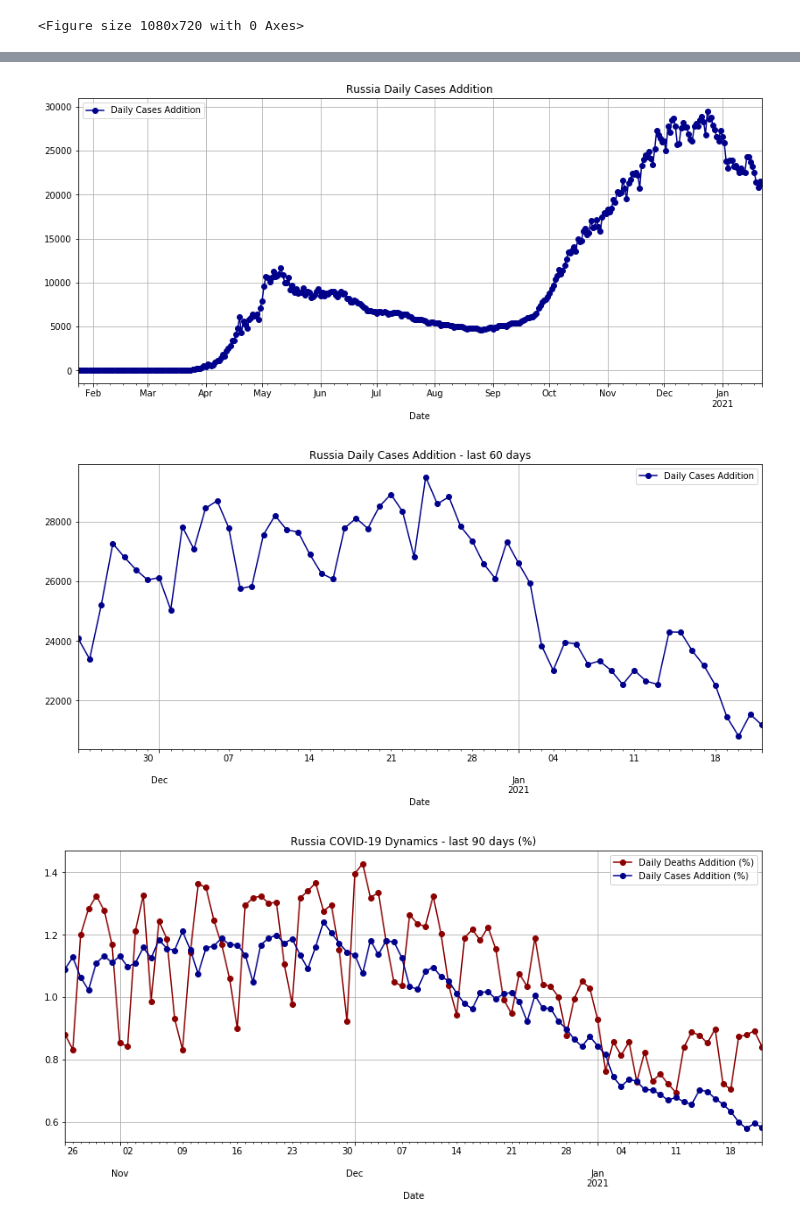
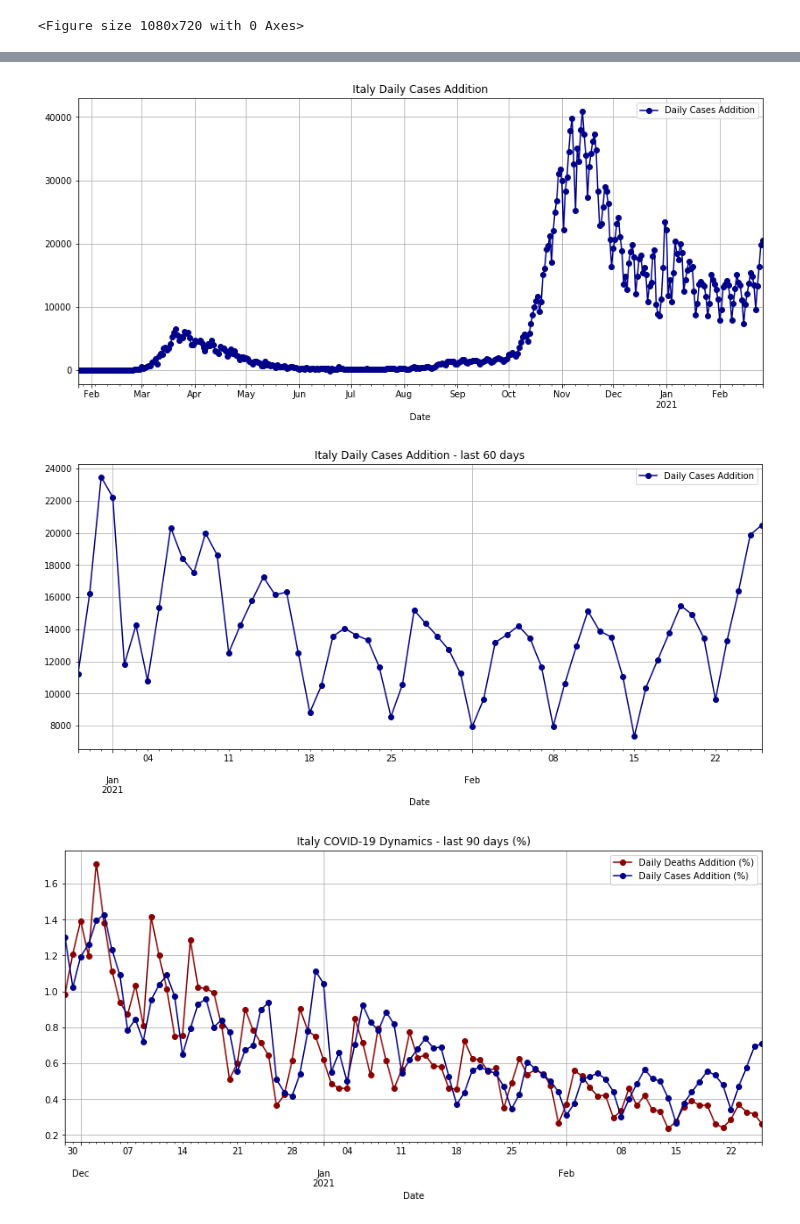
Before and after one commit to olegsheynin/data_analysis, a Jupyter notebook: covid-19/Italy COVID-19.ipynb, the cells around one changed output, grey strips where cells are left out. Cells and saved outputs as stored; diff of their text form; code cells hidden in the pictures.

```diff
--- a/covid-19/Italy COVID-19.ipynb
+++ b/covid-19/Italy COVID-19.ipynb
@@ -1,10 +1,11 @@
 # %%
 import covid_19_shared
-# covid_19_shared.Country_COVID19_Stats("Italy").show()
+covid_19_shared.Country_COVID19_Stats("Italy").show()
 # covid_19_shared.Country_COVID19_Stats("Ireland").show()
 # covid_19_shared.Country_COVID19_Stats("United Kingdom").show()
 # covid_19_shared.Country_COVID19_Stats("Germany").show()
-covid_19_shared.Country_COVID19_Stats("Russia").show()
+# covid_19_shared.Country_COVID19_Stats("Russia").show()
+# covid_19_shared.Country_COVID19_Stats("Israel").show()
 # %% [output]
 Deaths Per Day
             Daily Deaths Addition
@@ -30,3 +32,3 @@ Date
-[figure, old version]
-[figure, old version]
+[figure, new version]
-[figure, old version]
+[figure, new version]
+[figure, added]
```
Also changed, not shown: parts of 1 cell of this notebook, 5 other files.
